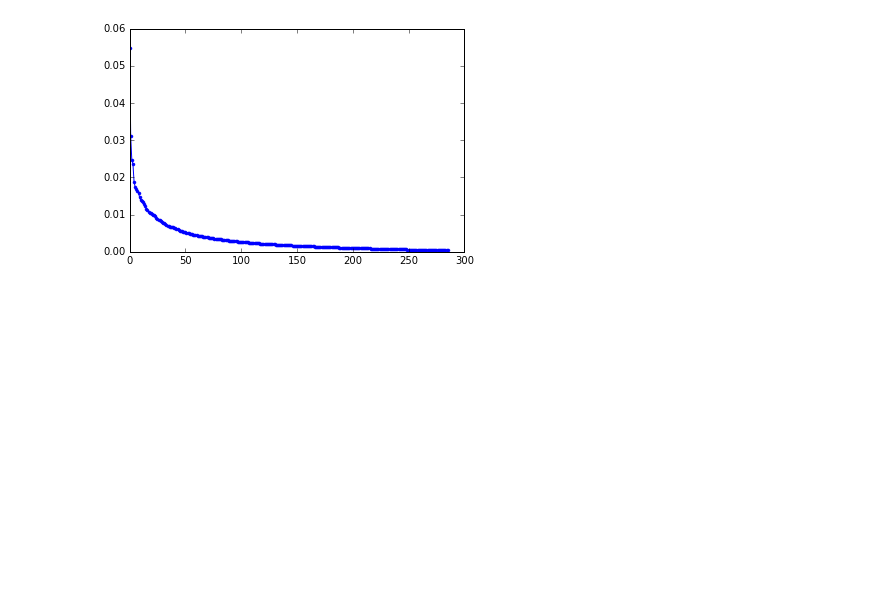
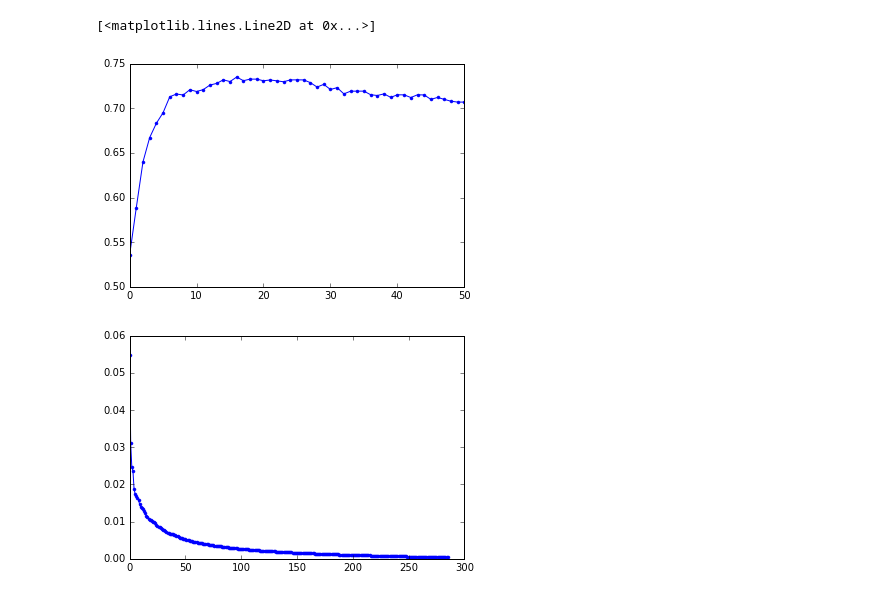
Before and after one commit to PrincetonUniversity/vox-music-classification, a Jupyter notebook: notebooks/fv-msvm.ipynb, the cells around one changed output. Cells and saved outputs as stored; diff of their text form; code cells hidden in the pictures; blank space fills up the shorter version.

```diff
--- a/notebooks/fv-msvm.ipynb
+++ b/notebooks/fv-msvm.ipynb
@@ -63,2 +197,7 @@ Default SVM perf orig 0.62 riff 0.62
+# %%
+plt.plot(res, '.-')
+# %% [output]
+[<matplotlib.lines.Line2D at 0x...>]
+[figure, added]
 # %%
 from sklearn.decomposition import PCA
```
Also changed, not shown: parts of 17 cells of this notebook.
